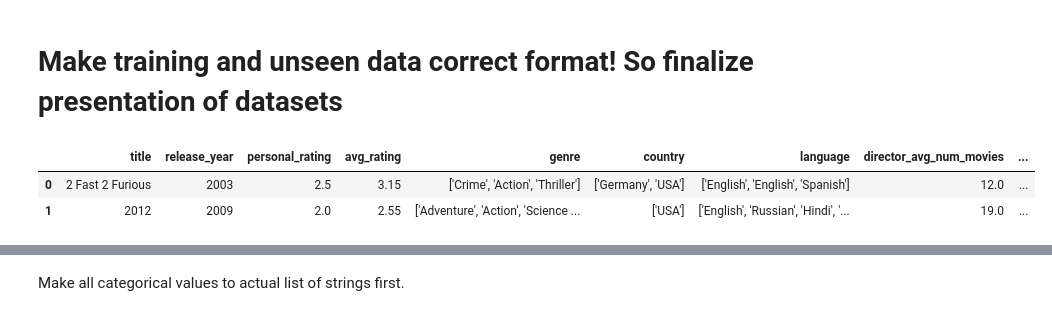
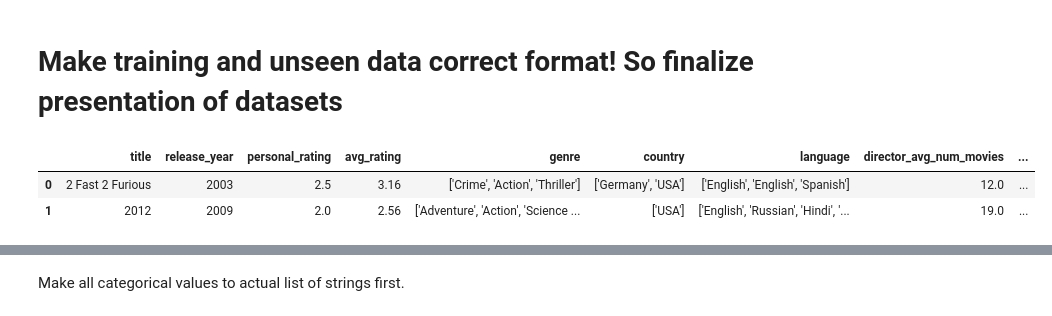
Before and after one commit to Bronzemarkian/ML_movie_project, a Jupyter notebook: ml_model.ipynb, the cells around one changed output, grey strips where cells are left out. Saved outputs shown, nothing was run; the diff lists cells and outputs as text; code cells hidden in the pictures.

```diff
--- a/ml_model.ipynb
+++ b/ml_model.ipynb
@@ -54,10 +140,10 @@ preprocess = ColumnTransformer(
 # %% [markdown]
 # Make training and unseen data correct format! So finalize presentation of datasets
 # %%
-df = pd.read_csv('all_data.csv')
+df = pd.read_csv('initial_dframe_direc_stats.csv')
 df.head(2)
 # %% [output]
 |  | title | release_year | personal_rating | avg_rating | genre | country | language | director_avg_num_movies | ... |
-| 0 | 2 Fast 2 Furious | 2003 | 2.5 | 3.15 | ['Crime', 'Action', 'Thriller'] | ['Germany', 'USA'] | ['English', 'English', 'Spanish'] | 12.0 | ... |
-| 1 | 2012 | 2009 | 2.0 | 2.55 | ['Adventure', 'Action', 'Science ... | ['USA'] | ['English', 'Russian', 'Hindi', '... | 19.0 | ... |
+| 0 | 2 Fast 2 Furious | 2003 | 2.5 | 3.16 | ['Crime', 'Action', 'Thriller'] | ['Germany', 'USA'] | ['English', 'English', 'Spanish'] | 12.0 | ... |
+| 1 | 2012 | 2009 | 2.0 | 2.56 | ['Adventure', 'Action', 'Science ... | ['USA'] | ['English', 'Russian', 'Hindi', '... | 19.0 | ... |
 # %%
```
Also changed, not shown: parts of 17 cells of this notebook.
